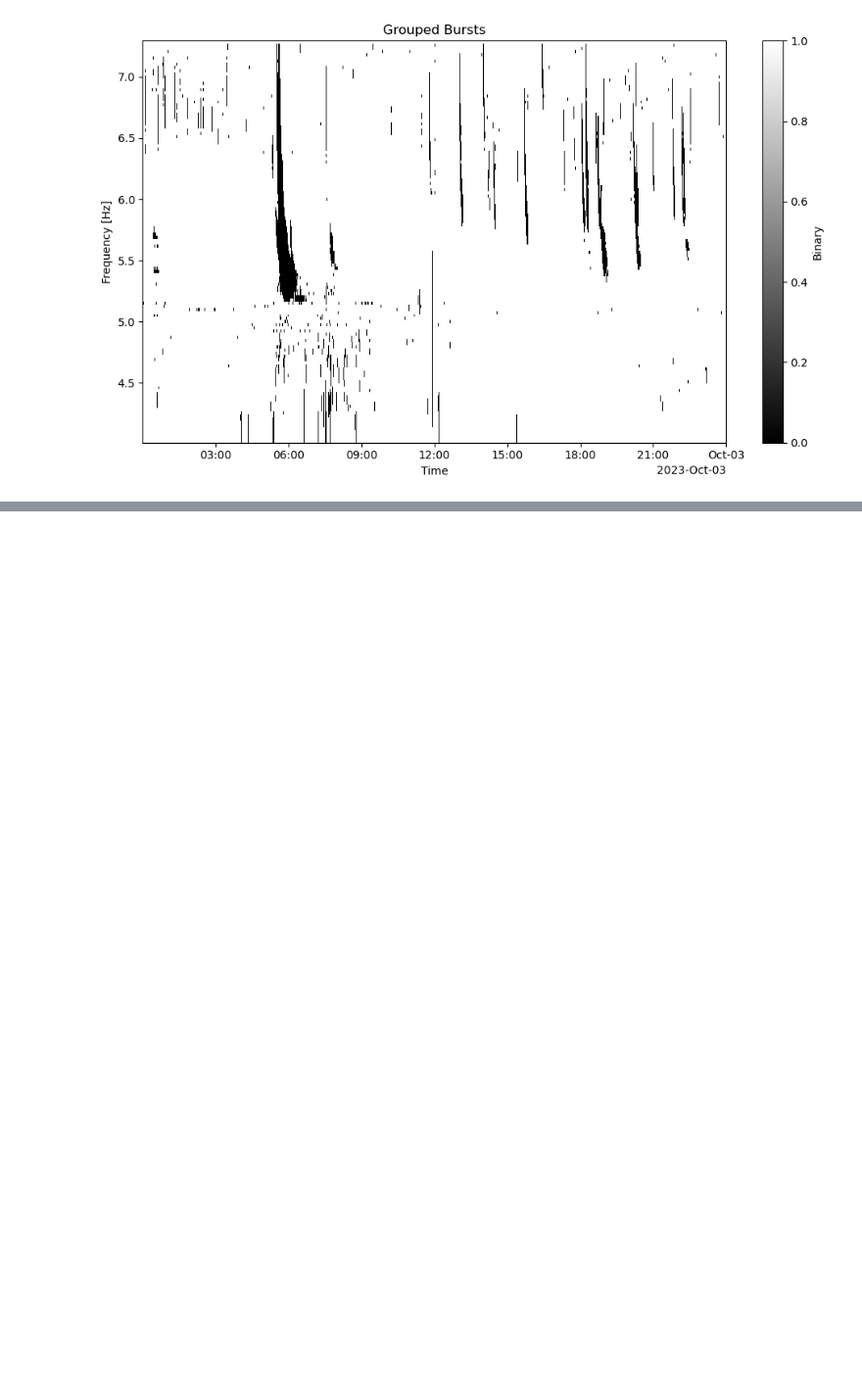
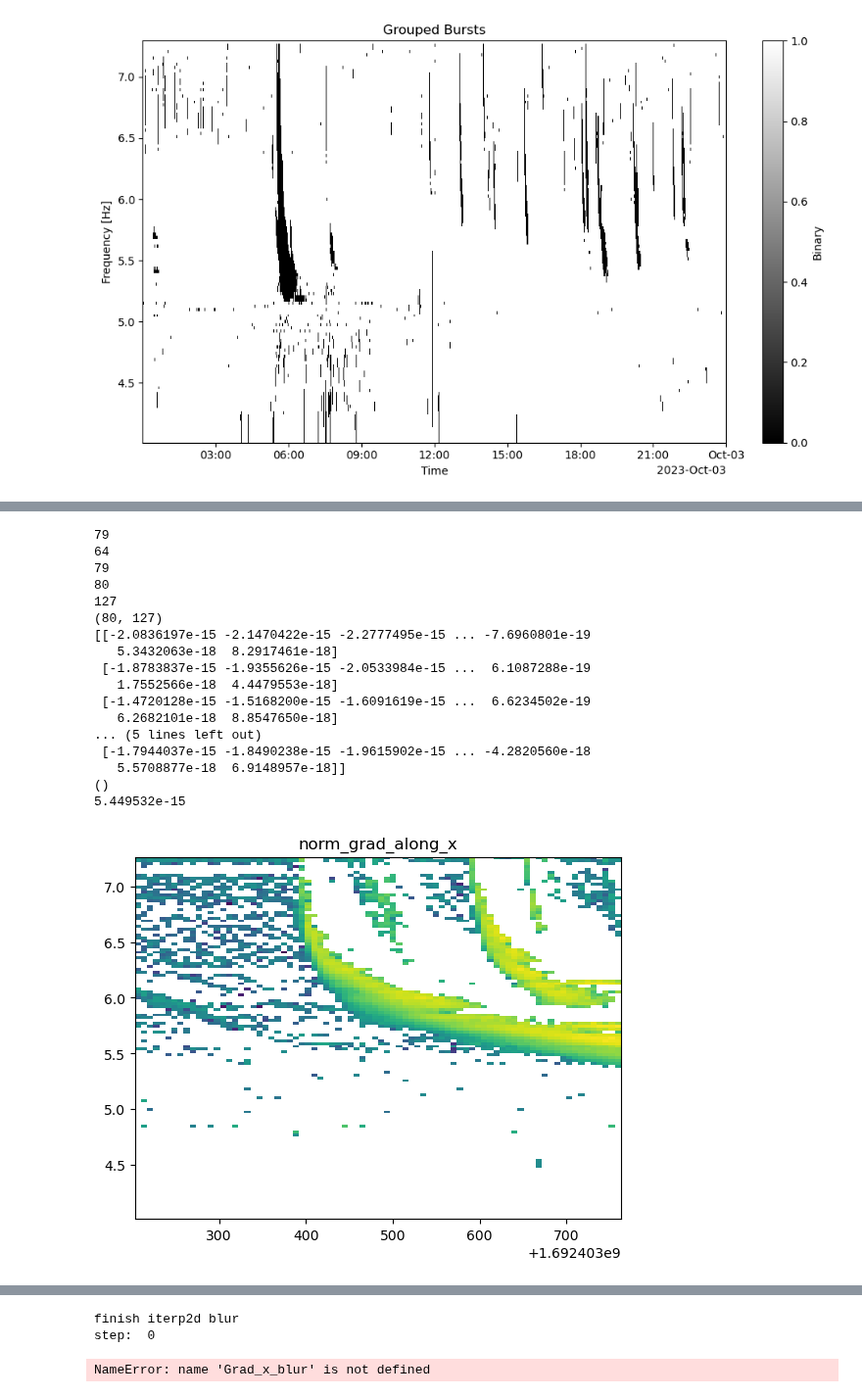
Before and after one commit to judyl22/Solar-Radio-Burst, a Jupyter notebook: dection_prog_new_extract4.ipynb, the cells around one changed output, grey strips where cells are left out. Shown at 98% size. Drawn from its saved outputs; the diff is of its cells as text; code cells hidden in the pictures; blank space fills up the shorter version.

```diff
--- a/dection_prog_new_extract4.ipynb
+++ b/dection_prog_new_extract4.ipynb
@@ -71,0 +424,36 @@ plot_bmap(times_arr3, freq_log_exp3, bmap3, lines3)
+# %%
+img = data_arr_log[:80, :-1]
+
+x = UTC_to_UNX(times_arr)[:80]
+y = freq_log_exp[:-1]
+
+print(y0)
+print(y1)
+y0=79
+print(y0)
+
+x_init = (x[y1], x[y0])
+y_init = (y[x1], y[x0])
+x_init, y_init
+
+xx, yy, flux = ACBone(img, x, y, x_init, y_init, n_iter = 10, blur_sigma=1.5)
+xx, yy, flux
+# %% [output]
+79
+64
+79
+80
+127
+(80, 127)
+[[-2.0836197e-15 -2.1470422e-15 -2.2777495e-15 ... -7.6960801e-19
+   5.3432063e-18  8.2917461e-18]
+ [-1.8783837e-15 -1.9355626e-15 -2.0533984e-15 ...  6.1087288e-19
+   1.7552566e-18  4.4479553e-18]
+ [-1.4720128e-15 -1.5168200e-15 -1.6091619e-15 ...  6.6234502e-19
+   6.2682101e-18  8.8547650e-18]
+... (5 lines left out)
+ [-1.7944037e-15 -1.8490238e-15 -1.9615902e-15 ... -4.2820560e-18
+   5.5708877e-18  6.9148957e-18]]
+()
+5.449532e-15
+[figure, added]
@@ -71,0 +463,3 @@ plot_bmap(times_arr3, freq_log_exp3, bmap3, lines3)
+finish iterp2d blur
+step:  0
+NameError: name 'Grad_x_blur' is not defined
```
Also changed, not shown: parts of 39 cells of this notebook, 5 other files.
